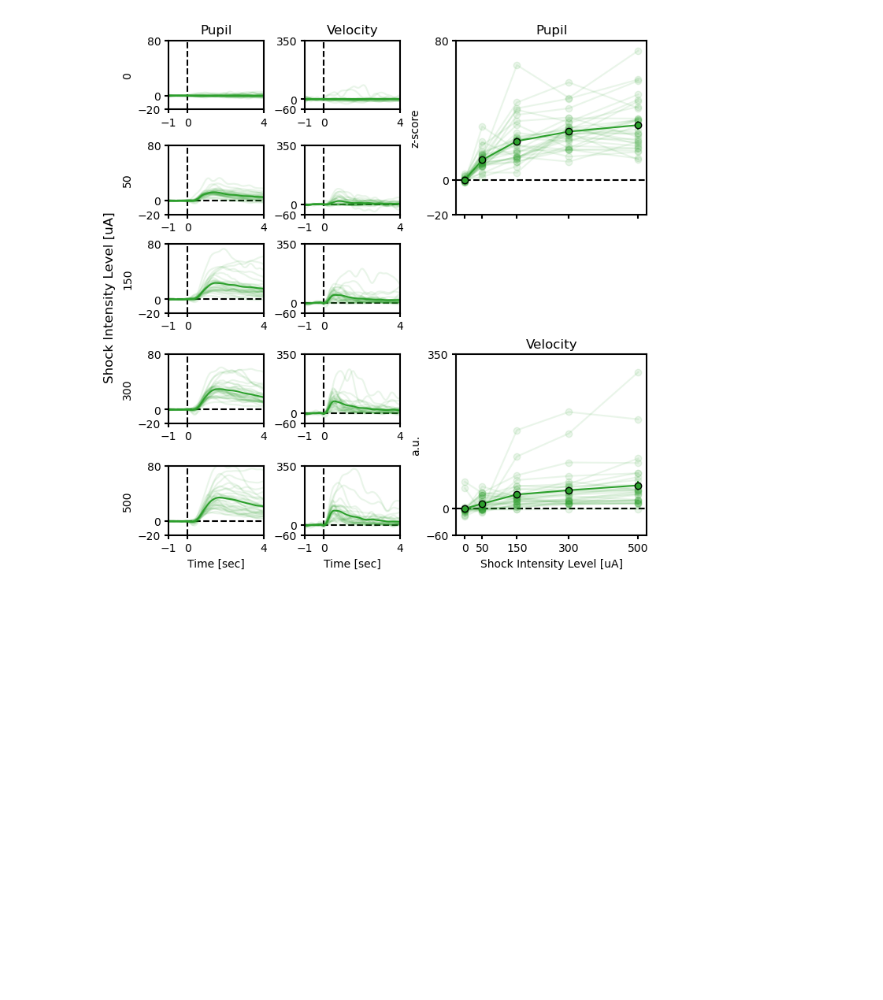
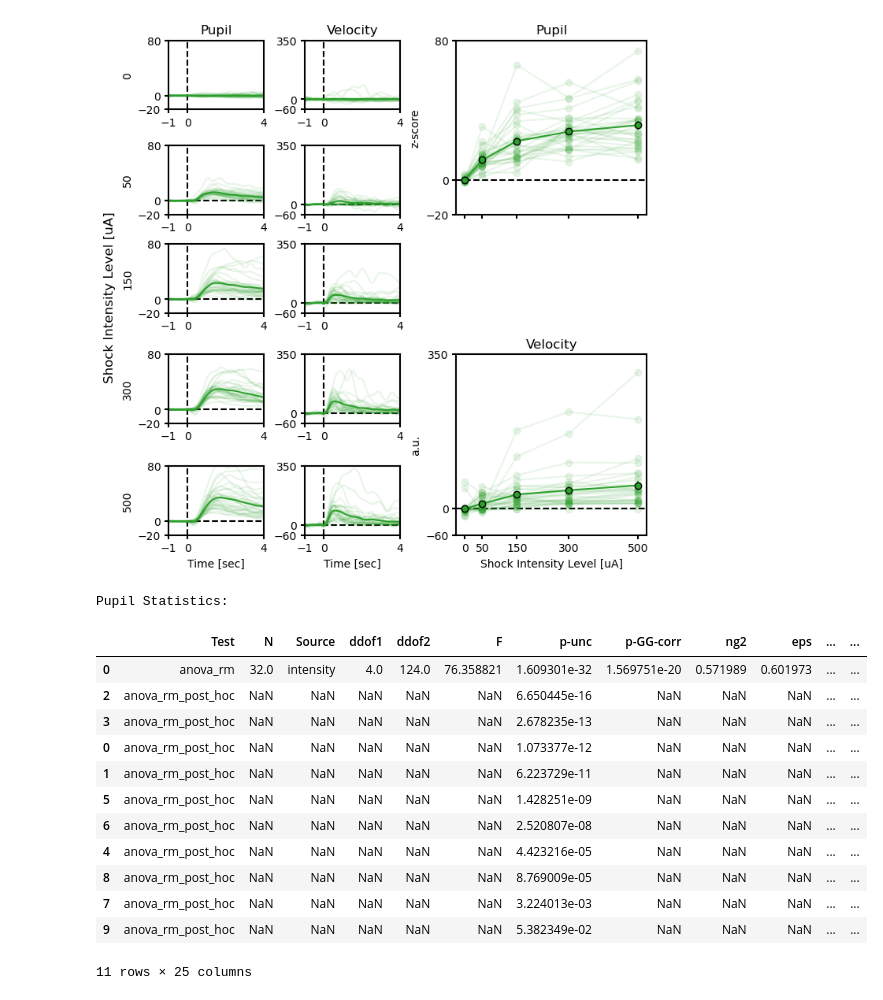
Before and after one commit to raffaelemazziotti/ECo_code, a Jupyter notebook: Fig_1_code_stats.ipynb, the cells around one changed output. Cells and saved outputs as stored; diff of their text form; code cells hidden in the pictures; blank space fills up the shorter version.

```diff
--- a/Fig_1_code_stats.ipynb
+++ b/Fig_1_code_stats.ipynb
@@ -144,3 +192,33 @@ ax_vel_peaks.set_yticks([ylims['velocity'][0], 0,ylims['velocity'][1]])
  <matplotlib.axis.YTick at 0x...>,
  <matplotlib.axis.YTick at 0x...>]
 [figure]
+# %%
+EC_anova = pg.rm_anova(data=pain_psize_curve.rename(columns={0:'value'}), dv='value', within='intensity',
+                       subject='sub',
+                       )
+EC_anova.insert(0,'Test','anova_rm')
+EC_anova.insert(1,'N', pain_psize_curve['sub'].unique().size)
+EC_post_hoc = pg.pairwise_tests(data=pain_psize_curve.rename(columns={0:'value'}), dv='value', within='intensity',
+                                subject='sub', padjust='fdr_bh').sort_values(by='p-corr')
+EC_post_hoc['signi']=''
+EC_post_hoc['signi'] = EC_post_hoc['p-corr'].apply(lambda x: '***' if x<0.001 else '**' if x<0.01 else '*' if x<0.05 else '')
+EC_post_hoc.insert(0,'Test','anova_rm_post_hoc')
+EC_all_stats = pd.concat([EC_anova,EC_post_hoc.drop('signi',axis=1)])
+
+print('Pupil Statistics:')
+EC_all_stats
+# %% [output]
+Pupil Statistics:
+|  | Test | N | Source | ddof1 | ddof2 | F | p-unc | p-GG-corr | ng2 | eps | ... | ... |
+| 0 | anova_rm | 32.0 | intensity | 4.0 | 124.0 | 76.358821 | 1.609301e-32 | 1.569751e-20 | 0.571989 | 0.601973 | ... | ... |
+| 2 | anova_rm_post_hoc | NaN | NaN | NaN | NaN | NaN | 6.650445e-16 | NaN | NaN | NaN | ... | ... |
+| 3 | anova_rm_post_hoc | NaN | NaN | NaN | NaN | NaN | 2.678235e-13 | NaN | NaN | NaN | ... | ... |
+| 0 | anova_rm_post_hoc | NaN | NaN | NaN | NaN | NaN | 1.073377e-12 | NaN | NaN | NaN | ... | ... |
+| 1 | anova_rm_post_hoc | NaN | NaN | NaN | NaN | NaN | 6.223729e-11 | NaN | NaN | NaN | ... | ... |
+| 5 | anova_rm_post_hoc | NaN | NaN | NaN | NaN | NaN | 1.428251e-09 | NaN | NaN | NaN | ... | ... |
+| 6 | anova_rm_post_hoc | NaN | NaN | NaN | NaN | NaN | 2.520807e-08 | NaN | NaN | NaN | ... | ... |
+| 4 | anova_rm_post_hoc | NaN | NaN | NaN | NaN | NaN | 4.423216e-05 | NaN | NaN | NaN | ... | ... |
+| 8 | anova_rm_post_hoc | NaN | NaN | NaN | NaN | NaN | 8.769009e-05 | NaN | NaN | NaN | ... | ... |
+| 7 | anova_rm_post_hoc | NaN | NaN | NaN | NaN | NaN | 3.224013e-03 | NaN | NaN | NaN | ... | ... |
+| 9 | anova_rm_post_hoc | NaN | NaN | NaN | NaN | NaN | 5.382349e-02 | NaN | NaN | NaN | ... | ... |
+11 rows × 25 columns
```
Also changed, not shown: parts of 13 cells of this notebook.
